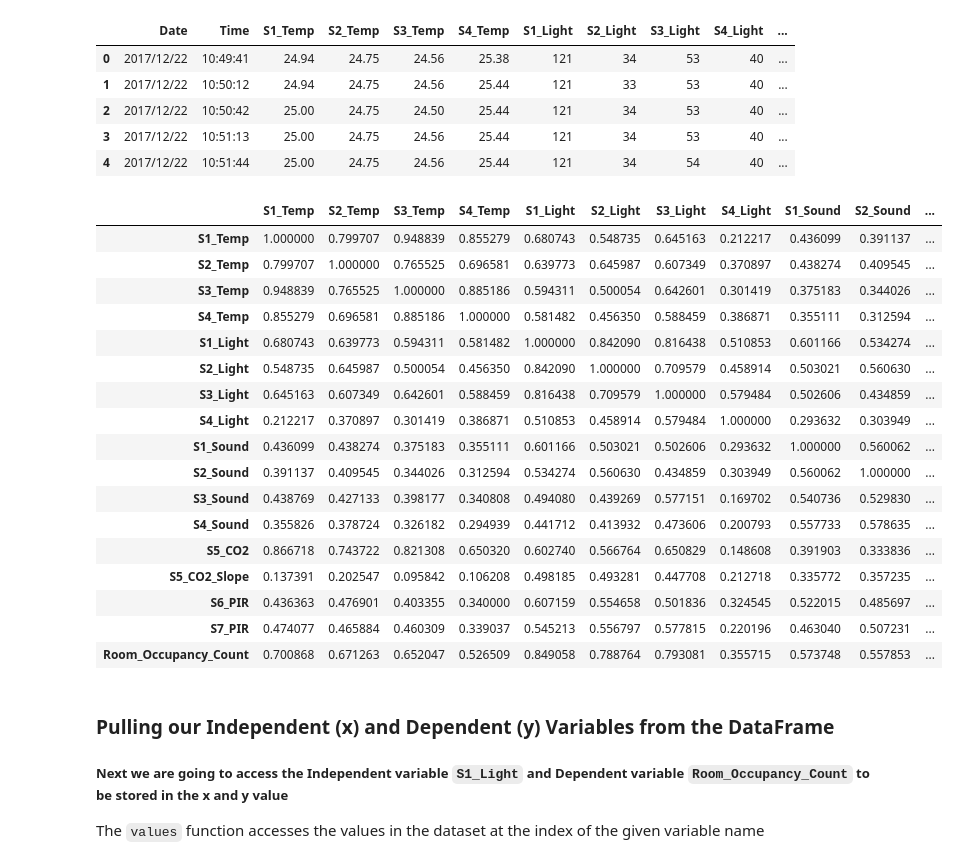
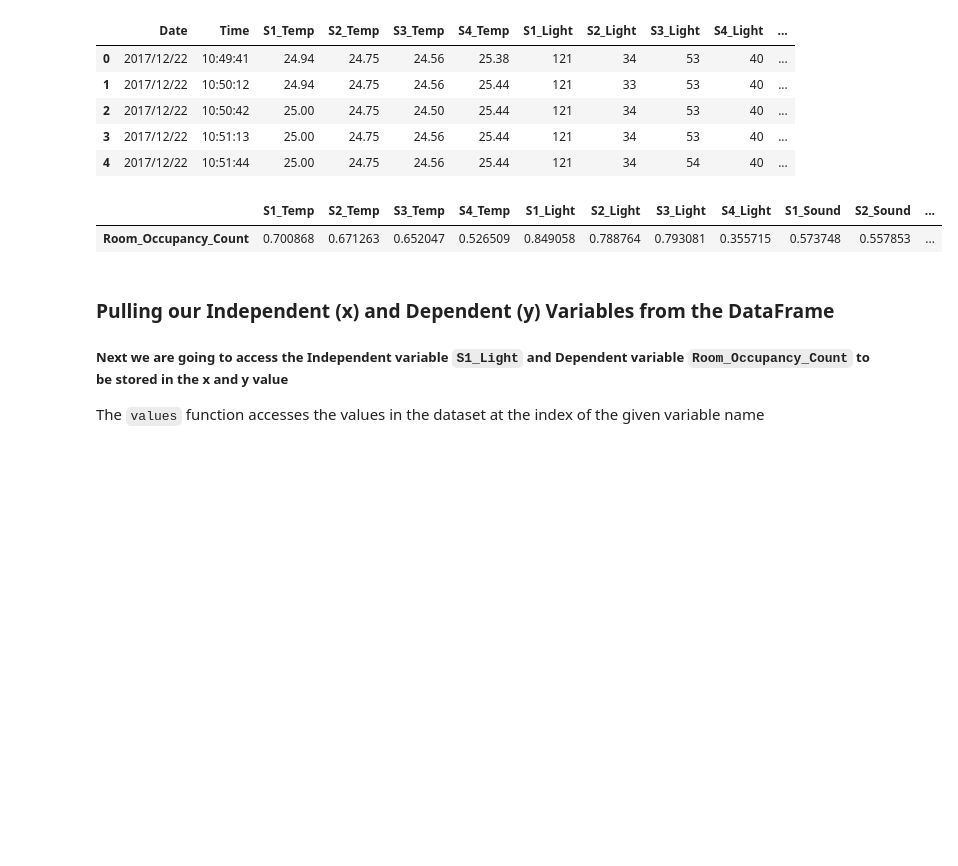
Before and after one commit to NBursch-Wallaroo/Wallaroo_Tutorials, a Jupyter notebook: room_occupancy/RoomOccupancyModel.ipynb, the cells around one changed output. Drawn from its saved outputs; the diff is of its cells as text; code cells hidden in the pictures; blank space fills up the shorter version.

```diff
--- a/room_occupancy/RoomOccupancyModel.ipynb
+++ b/room_occupancy/RoomOccupancyModel.ipynb
@@ -55,25 +55,10 @@ data.head()
 | 4 | 2017/12/22 | 10:51:44 | 25.00 | 24.75 | 24.56 | 25.44 | 121 | 34 | 54 | 40 | ... |
 # %%
 # Displays the correlations between each and every variables
-data.corr()
+correlations = data.corr()
+correlations[-1:]
 # %% [output]
 |  | S1_Temp | S2_Temp | S3_Temp | S4_Temp | S1_Light | S2_Light | S3_Light | S4_Light | S1_Sound | S2_Sound | ... |
-| S1_Temp | 1.000000 | 0.799707 | 0.948839 | 0.855279 | 0.680743 | 0.548735 | 0.645163 | 0.212217 | 0.436099 | 0.391137 | ... |
-| S2_Temp | 0.799707 | 1.000000 | 0.765525 | 0.696581 | 0.639773 | 0.645987 | 0.607349 | 0.370897 | 0.438274 | 0.409545 | ... |
-| S3_Temp | 0.948839 | 0.765525 | 1.000000 | 0.885186 | 0.594311 | 0.500054 | 0.642601 | 0.301419 | 0.375183 | 0.344026 | ... |
-| S4_Temp | 0.855279 | 0.696581 | 0.885186 | 1.000000 | 0.581482 | 0.456350 | 0.588459 | 0.386871 | 0.355111 | 0.312594 | ... |
-| S1_Light | 0.680743 | 0.639773 | 0.594311 | 0.581482 | 1.000000 | 0.842090 | 0.816438 | 0.510853 | 0.601166 | 0.534274 | ... |
-| S2_Light | 0.548735 | 0.645987 | 0.500054 | 0.456350 | 0.842090 | 1.000000 | 0.709579 | 0.458914 | 0.503021 | 0.560630 | ... |
-| S3_Light | 0.645163 | 0.607349 | 0.642601 | 0.588459 | 0.816438 | 0.709579 | 1.000000 | 0.579484 | 0.502606 | 0.434859 | ... |
-| S4_Light | 0.212217 | 0.370897 | 0.301419 | 0.386871 | 0.510853 | 0.458914 | 0.579484 | 1.000000 | 0.293632 | 0.303949 | ... |
-| S1_Sound | 0.436099 | 0.438274 | 0.375183 | 0.355111 | 0.601166 | 0.503021 | 0.502606 | 0.293632 | 1.000000 | 0.560062 | ... |
-| S2_Sound | 0.391137 | 0.409545 | 0.344026 | 0.312594 | 0.534274 | 0.560630 | 0.434859 | 0.303949 | 0.560062 | 1.000000 | ... |
-| S3_Sound | 0.438769 | 0.427133 | 0.398177 | 0.340808 | 0.494080 | 0.439269 | 0.577151 | 0.169702 | 0.540736 | 0.529830 | ... |
-| S4_Sound | 0.355826 | 0.378724 | 0.326182 | 0.294939 | 0.441712 | 0.413932 | 0.473606 | 0.200793 | 0.557733 | 0.578635 | ... |
-| S5_CO2 | 0.866718 | 0.743722 | 0.821308 | 0.650320 | 0.602740 | 0.566764 | 0.650829 | 0.148608 | 0.391903 | 0.333836 | ... |
-| S5_CO2_Slope | 0.137391 | 0.202547 | 0.095842 | 0.106208 | 0.498185 | 0.493281 | 0.447708 | 0.212718 | 0.335772 | 0.357235 | ... |
-| S6_PIR | 0.436363 | 0.476901 | 0.403355 | 0.340000 | 0.607159 | 0.554658 | 0.501836 | 0.324545 | 0.522015 | 0.485697 | ... |
-| S7_PIR | 0.474077 | 0.465884 | 0.460309 | 0.339037 | 0.545213 | 0.556797 | 0.577815 | 0.220196 | 0.463040 | 0.507231 | ... |
 | Room_Occupancy_Count | 0.700868 | 0.671263 | 0.652047 | 0.526509 | 0.849058 | 0.788764 | 0.793081 | 0.355715 | 0.573748 | 0.557853 | ... |
 # %% [markdown]
 ### Pulling our Independent (x) and Dependent (y) Variables from the DataFrame
```
Also changed, not shown: parts of 23 cells of this notebook, 1 other file.
